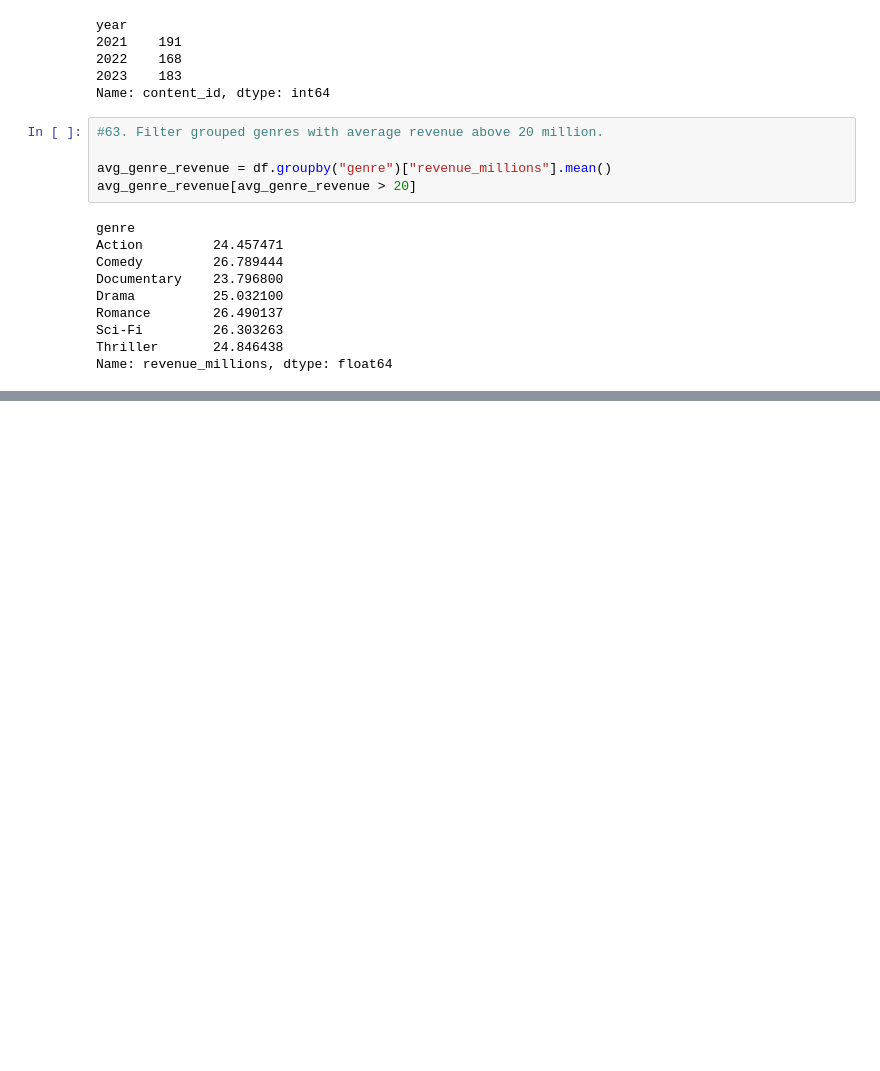
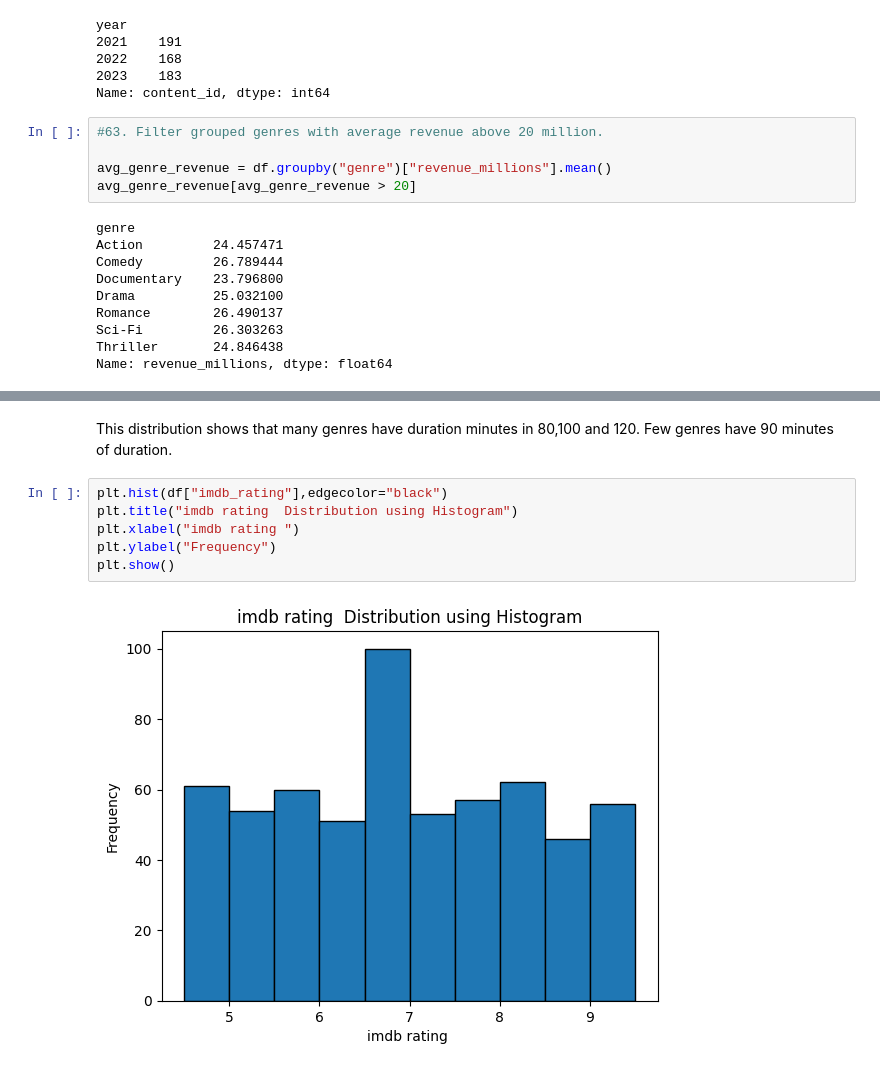
Before and after one commit to anuja-2904/Amazon_Prime_Video_Data, a Jupyter notebook: Amazon_Prime_Video_Data.ipynb, the cells around one changed output, grey strips where cells are left out. Drawn from its saved outputs; the diff is of its cells as text; blank space fills up the shorter version.

```diff
--- a/Amazon_Prime_Video_Data.ipynb
+++ b/Amazon_Prime_Video_Data.ipynb
@@ -827,0 +870,10 @@ Name: revenue_millions, dtype: float64
+# %% [markdown]
+This distribution shows that many genres have duration minutes in 80,100 and 120. Few genres have 90 minutes of duration.
+# %%
+plt.hist(df["imdb_rating"],edgecolor="black")
+plt.title("imdb rating  Distribution using Histogram")
+plt.xlabel("imdb rating ")
+plt.ylabel("Frequency")
+plt.show()
+# %% [output]
+[figure, added]
```
Also changed, not shown: parts of 89 cells of this notebook.
